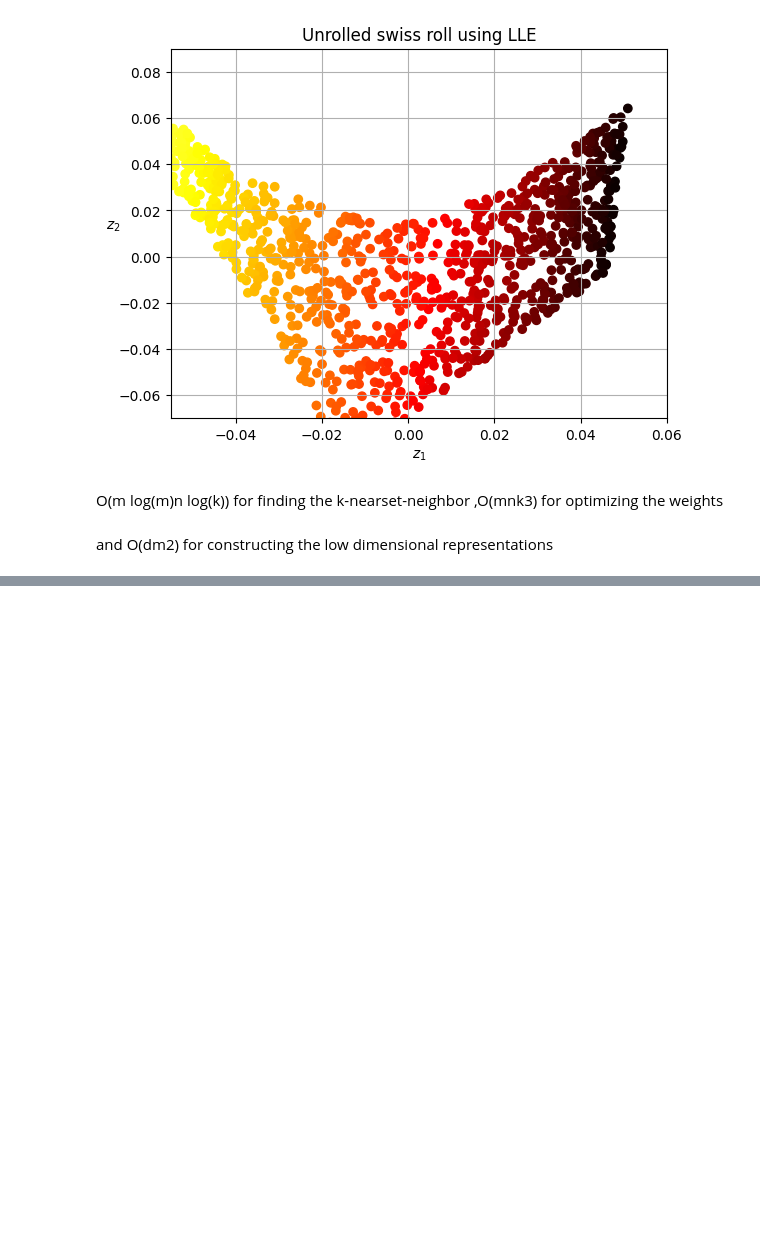
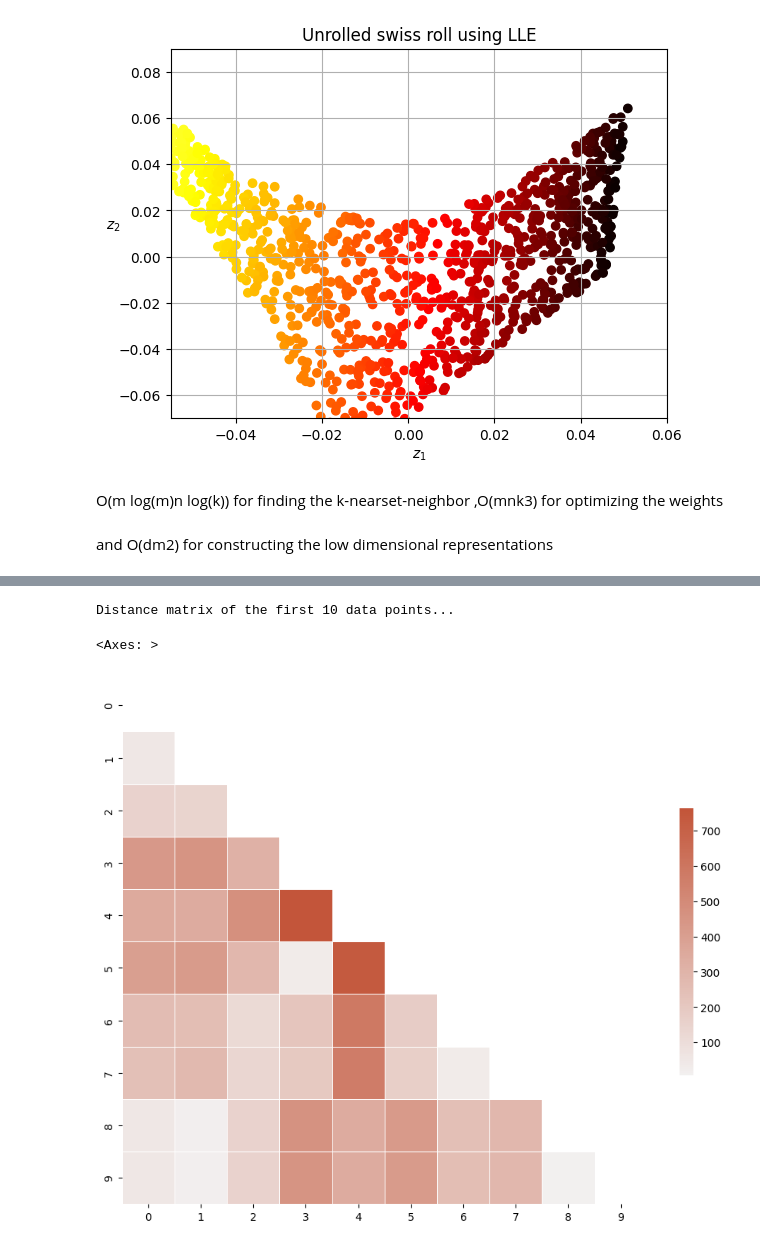
Before and after one commit to ALIAQIL/hands-on-ml-with-scikit-learn-and-pytorch, a Jupyter notebook: 8-Dimesionality-reduction/xca.ipynb, the cells around one changed output, grey strips where cells are left out. Cells and saved outputs as stored; diff of their text form; code cells hidden in the pictures; blank space fills up the shorter version.

```diff
--- a/8-Dimesionality-reduction/xca.ipynb
+++ b/8-Dimesionality-reduction/xca.ipynb
@@ -575,0 +639,7 @@ and O(dm2) for constructing the low dimensional representations
+# %%
+from sklearn.datasets import load_wine
+
+data = load_wine()
+features = data["data"]
+labels = data["target"]
+features.shape
@@ -575,0 +674,5 @@ and O(dm2) for constructing the low dimensional representations
+# %%
+from sklearn.metrics.pairwise import manhattan_distances
+
+d_matrix = manhattan_distances(features)
+d_matrix
@@ -575,0 +687,20 @@ and O(dm2) for constructing the low dimensional representations
+# %%
+import seaborn as sns
+print("Distance matrix of the first 10 data points...")
+distances = d_matrix[:10, :10]
+
+mask = np.triu(np.ones_like(distances, dtype=bool))
+
+# Set up the matplotlib figure
+f, ax = plt.subplots(figsize=(11, 9))
+
+# Generate a custom diverging colormap
+cmap = sns.diverging_palette(230, 20, as_cmap=True)
+
+# Draw the heatmap with the mask and correct aspect ratio
+sns.heatmap(distances, mask=mask, cmap=cmap, vmax=distances.max(), center=0,
+            square=True, linewidths=.5, cbar_kws={"shrink": .5})
+# %% [output]
+Distance matrix of the first 10 data points...
+<Axes: >
+[figure, added]
```
Also changed, not shown: parts of 50 cells of this notebook.
